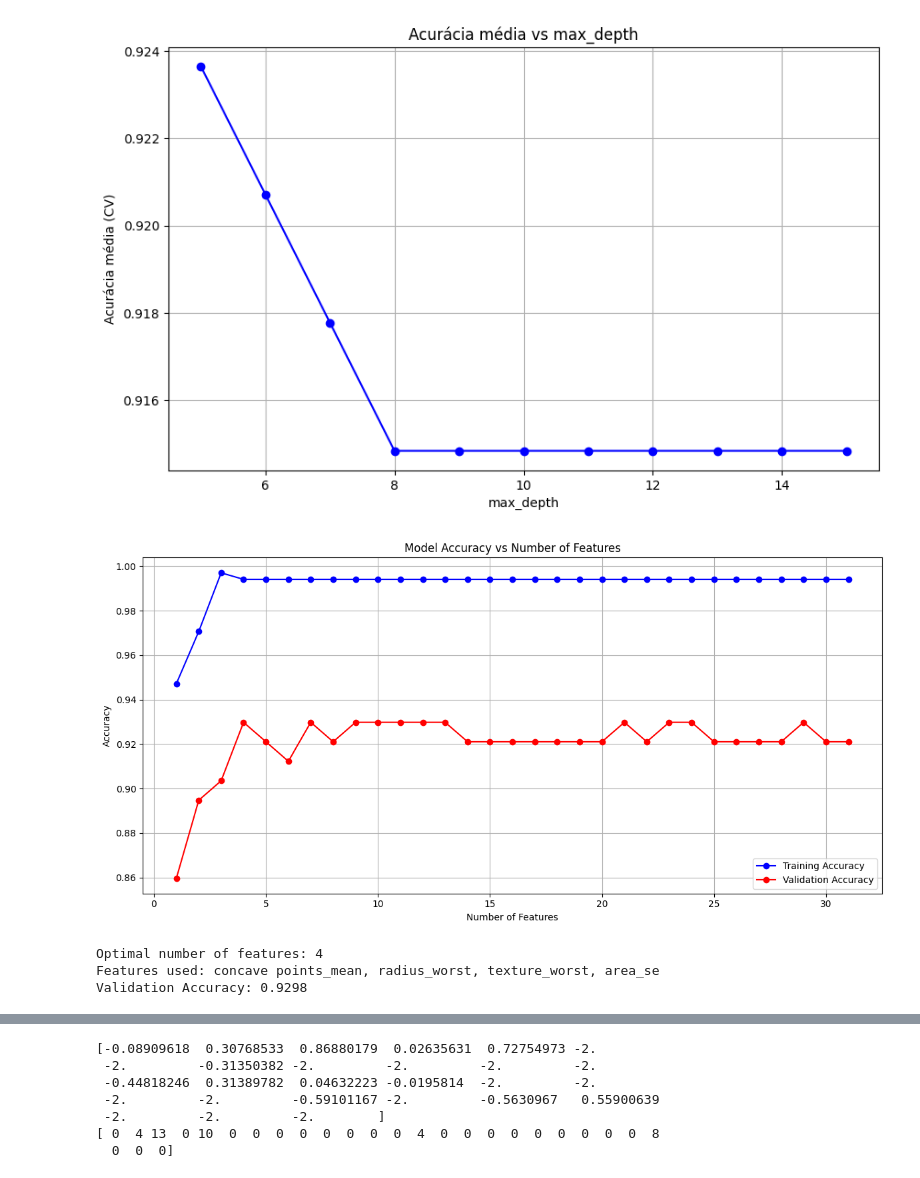
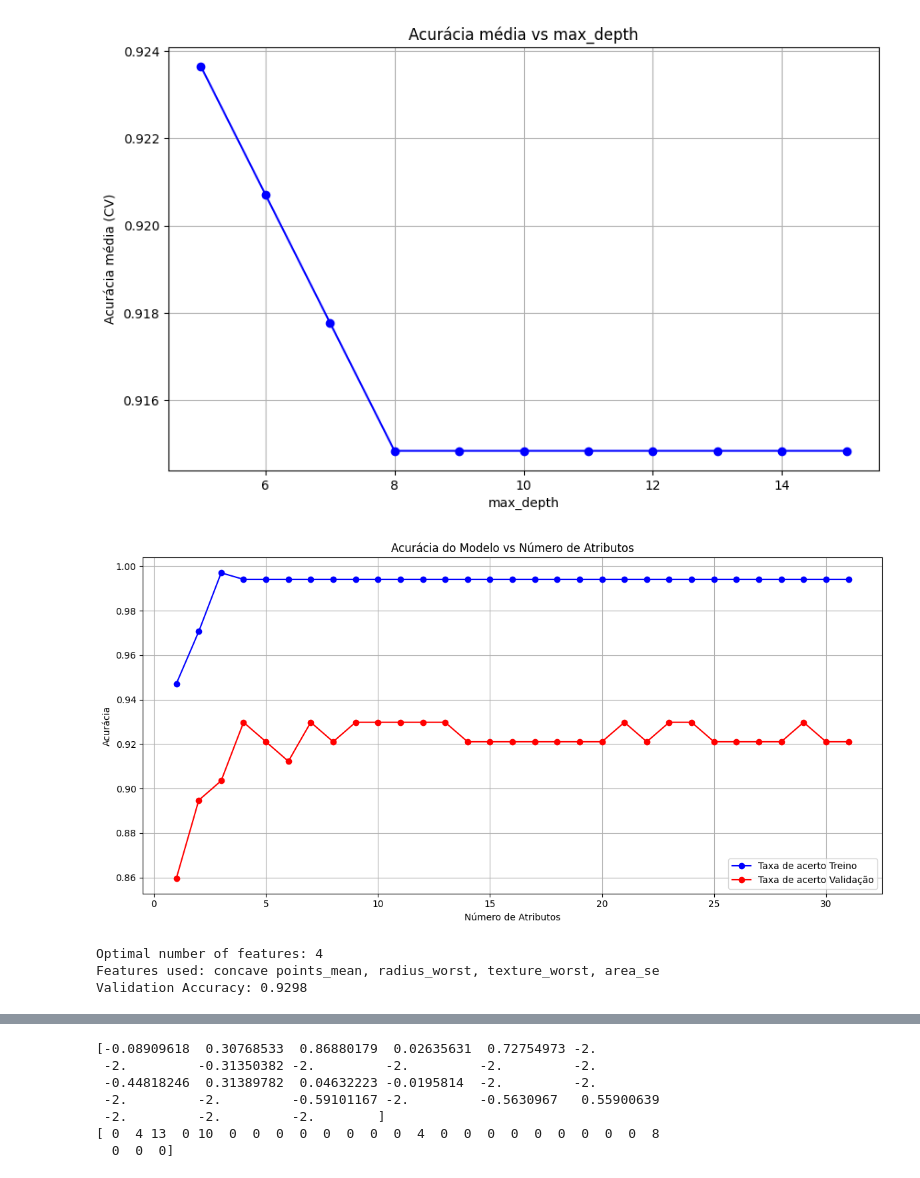
Before and after one commit to dfantonio/UFRGS-ELE401, a Jupyter notebook: projeto1-wine_dataset/modelagem.ipynb, the cells around one changed output, grey strips where cells are left out. Drawn from its saved outputs; the diff is of its cells as text; code cells hidden in the pictures.

```diff
--- a/projeto1-wine_dataset/modelagem.ipynb
+++ b/projeto1-wine_dataset/modelagem.ipynb
@@ -205,8 +203,9 @@ val_scores = []
 for depth in depths:
     model = DecisionTreeClassifier(max_depth=depth, random_state=RANDOM_STATE)
     model.fit(X_train, y_train)
-    train_scores.append(model.score(X_train, y_train))
-    val_scores.append(model.score(X_val, y_val))
+
+    train_scores.append(accuracy_score(y_train, model.predict(X_train)))
+    val_scores.append(accuracy_score(y_val, model.predict(X_val)))
 plt.figure(figsize=(10, 6))
 plt.plot(depths, train_scores, label='Acurácia Treino', marker='o')
 plt.plot(depths, val_scores, label='Acurácia Validação', marker='o')
@@ -292,39 +291,39 @@ for i in range(1, len(ordered_features) + 1):
     # print(f"Features: {i}, Train Acc: {train_accuracy:.4f}, Val Acc: {val_accuracy:.4f}")
 
 # Create a DataFrame for the results
 results_df = pd.DataFrame({
     'Number of Features': num_features_list,
     'Training Accuracy': train_accuracy_list,
     'Validation Accuracy': val_accuracy_list,
     'Features Used': feature_sets
 })
 
 # Plot the results
 plt.figure(figsize=(12, 6))
-plt.plot(num_features_list, train_accuracy_list, 'b-o', label='Training Accuracy')
-plt.plot(num_features_list, val_accuracy_list, 'r-o', label='Validation Accuracy')
-plt.xlabel('Number of Features')
-plt.ylabel('Accuracy')
-plt.title('Model Accuracy vs Number of Features')
+plt.plot(num_features_list, train_accuracy_list, 'b-o', label='Taxa de acerto Treino')
+plt.plot(num_features_list, val_accuracy_list, 'r-o', label='Taxa de acerto Validação')
+plt.xlabel('Número de Atributos')
+plt.ylabel('Acurácia')
+plt.title('Acurácia do Modelo vs Número de Atributos')
 plt.grid(True)
 plt.legend()
 plt.tight_layout()
 plt.show()
 
 # Find the optimal number of features (highest validation accuracy)
 optimal_idx = val_accuracy_list.index(max(val_accuracy_list))
 optimal_features = num_features_list[optimal_idx]
 print(f"\nOptimal number of features: {optimal_features}")
 print(f"Features used: {feature_sets[optimal_idx]}")
 print(f"Validation Accuracy: {val_accuracy_list[optimal_idx]:.4f}")
 
 # Show detailed results table
 # display(results_df)
 
 # Define o número de features ótimas como 3 pois houve pouca queda na taxa de acerto
 # optimal_features = 30
 # %% [output]
-[figure, old version]
+[figure, new version]
 Optimal number of features: 4
 Features used: concave points_mean, radius_worst, texture_worst, area_se
 Validation Accuracy: 0.9298
```
Also changed, not shown: parts of 4 cells of this notebook, 2 other files.
